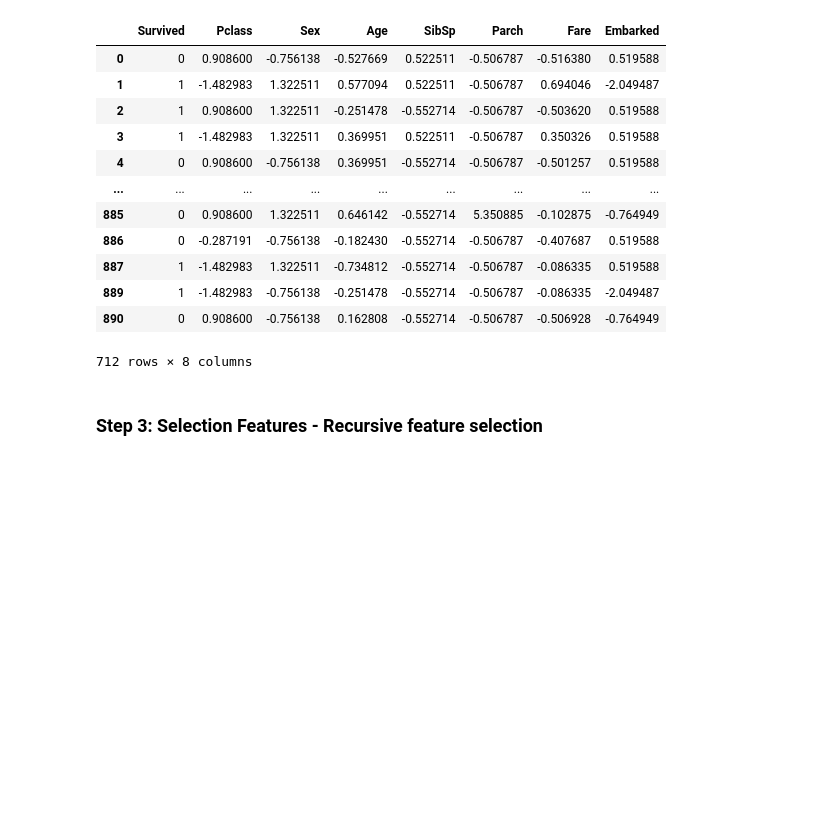
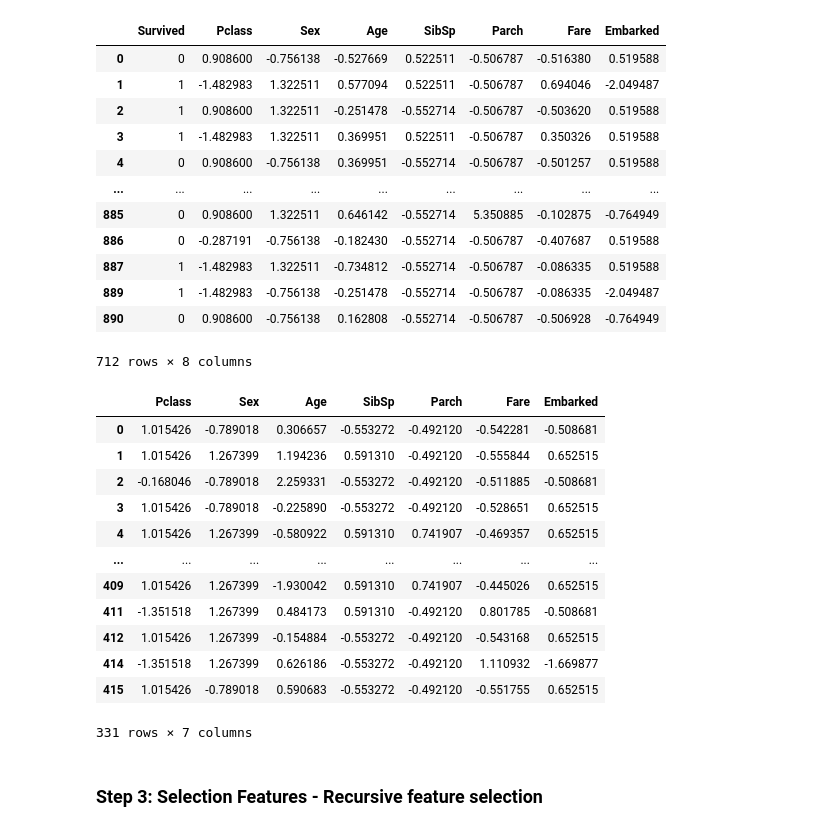
Before and after one commit to markopolo139/DataMiningAssignment1, a Jupyter notebook: notebook1.ipynb, the cells around one changed output. Cells and saved outputs as stored; diff of their text form; code cells hidden in the pictures; blank space fills up the shorter version.

```diff
--- a/notebook1.ipynb
+++ b/notebook1.ipynb
@@ -170,6 +171,22 @@ titanic_train
 | 889 | 1 | -1.482983 | -0.756138 | -0.251478 | -0.552714 | -0.506787 | -0.086335 | -2.049487 |
 | 890 | 0 | 0.908600 | -0.756138 | 0.162808 | -0.552714 | -0.506787 | -0.506928 | -0.764949 |
 712 rows × 8 columns
+# %%
+titanic_test
+# %% [output]
+|  | Pclass | Sex | Age | SibSp | Parch | Fare | Embarked |
+| 0 | 1.015426 | -0.789018 | 0.306657 | -0.553272 | -0.492120 | -0.542281 | -0.508681 |
+| 1 | 1.015426 | 1.267399 | 1.194236 | 0.591310 | -0.492120 | -0.555844 | 0.652515 |
+| 2 | -0.168046 | -0.789018 | 2.259331 | -0.553272 | -0.492120 | -0.511885 | -0.508681 |
+| 3 | 1.015426 | -0.789018 | -0.225890 | -0.553272 | -0.492120 | -0.528651 | 0.652515 |
+| 4 | 1.015426 | 1.267399 | -0.580922 | 0.591310 | 0.741907 | -0.469357 | 0.652515 |
+| ... | ... | ... | ... | ... | ... | ... | ... |
+| 409 | 1.015426 | 1.267399 | -1.930042 | 0.591310 | 0.741907 | -0.445026 | 0.652515 |
+| 411 | -1.351518 | 1.267399 | 0.484173 | 0.591310 | -0.492120 | 0.801785 | -0.508681 |
+| 412 | 1.015426 | 1.267399 | -0.154884 | -0.553272 | -0.492120 | -0.543168 | 0.652515 |
+| 414 | -1.351518 | 1.267399 | 0.626186 | -0.553272 | -0.492120 | 1.110932 | -1.669877 |
+| 415 | 1.015426 | -0.789018 | 0.590683 | -0.553272 | -0.492120 | -0.551755 | 0.652515 |
+331 rows × 7 columns
 # %% [markdown]
 ### Step 3: Selection Features - Recursive feature selection
 # %% [markdown]
```
Also changed, not shown: parts of 7 cells of this notebook.
